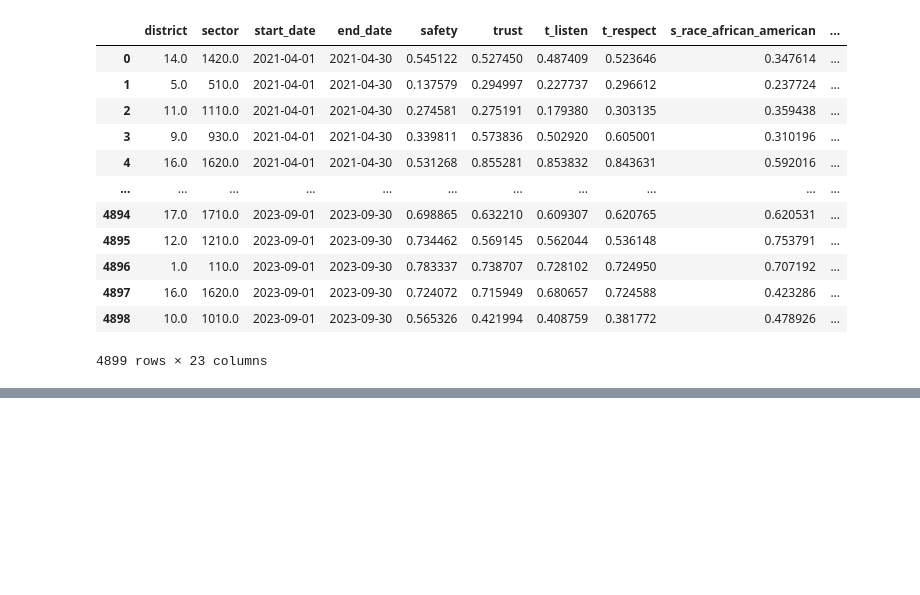
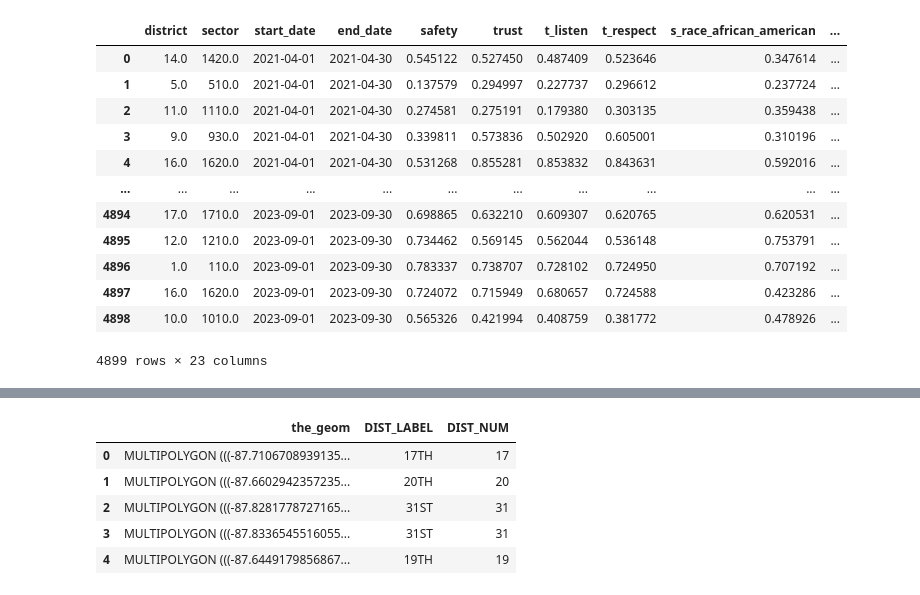
Before and after one commit to evanameyer1/Uncovering-New-Factors-In-Chicago-Crime-through-Regression-Models, a Jupyter notebook: models/notebooks/01_data_cleaning.ipynb, the cells around one changed output, grey strips where cells are left out. Saved outputs shown, nothing was run; the diff lists cells and outputs as text; code cells hidden in the pictures; blank space fills up the shorter version.

Commit message:
tweaked cleaning data and initiated determining locations from geometric data

```diff
--- a/models/notebooks/01_data_cleaning.ipynb
+++ b/models/notebooks/01_data_cleaning.ipynb
@@ -1539,0 +1560,11 @@ raw_police_sentiment.to_csv('../../data/processed/clean_police_sentiment.csv')
+# %%
+raw_police_districts = pd.read_csv('../../data/raw/raw_police_districts.csv')
+# %%
+raw_police_districts.head()
+# %% [output]
+|  | the_geom | DIST_LABEL | DIST_NUM |
+| 0 | MULTIPOLYGON (((-87.7106708939135... | 17TH | 17 |
+| 1 | MULTIPOLYGON (((-87.6602942357235... | 20TH | 20 |
+| 2 | MULTIPOLYGON (((-87.8281778727165... | 31ST | 31 |
+| 3 | MULTIPOLYGON (((-87.8336545516055... | 31ST | 31 |
+| 4 | MULTIPOLYGON (((-87.6449179856867... | 19TH | 19 |
```
Also changed, not shown: parts of 9 cells of this notebook, 2 other files.
